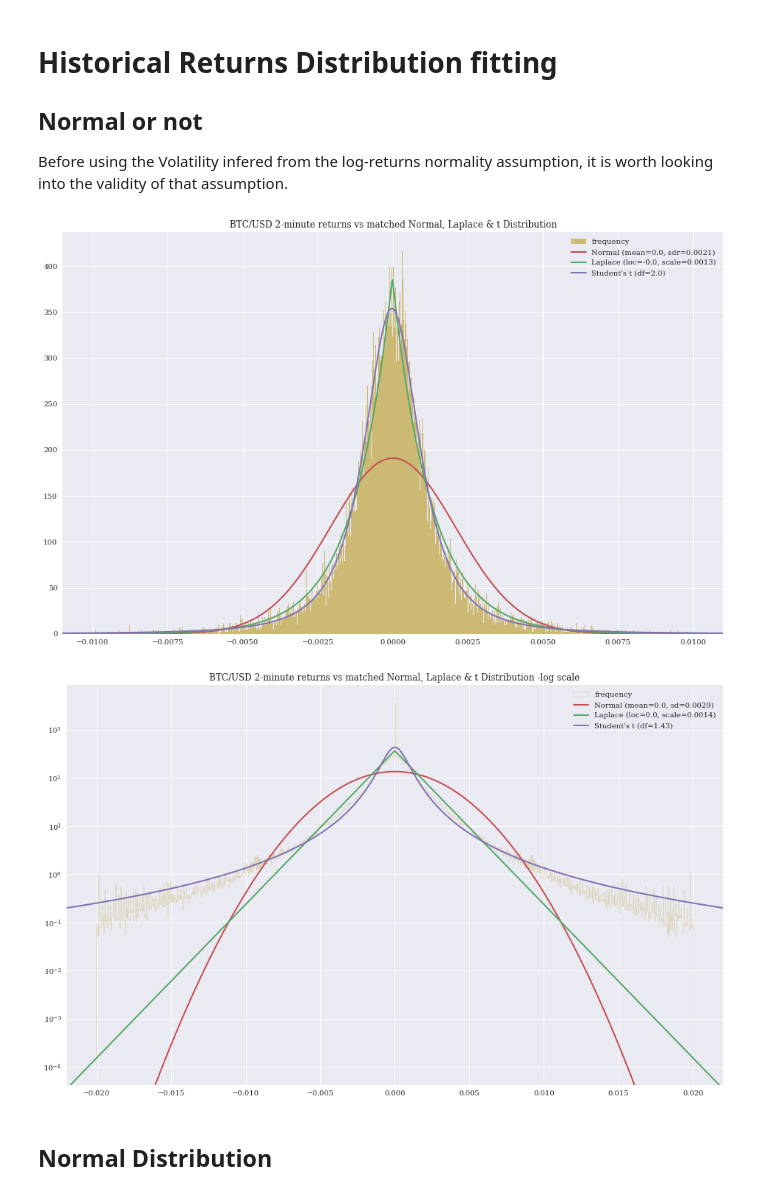
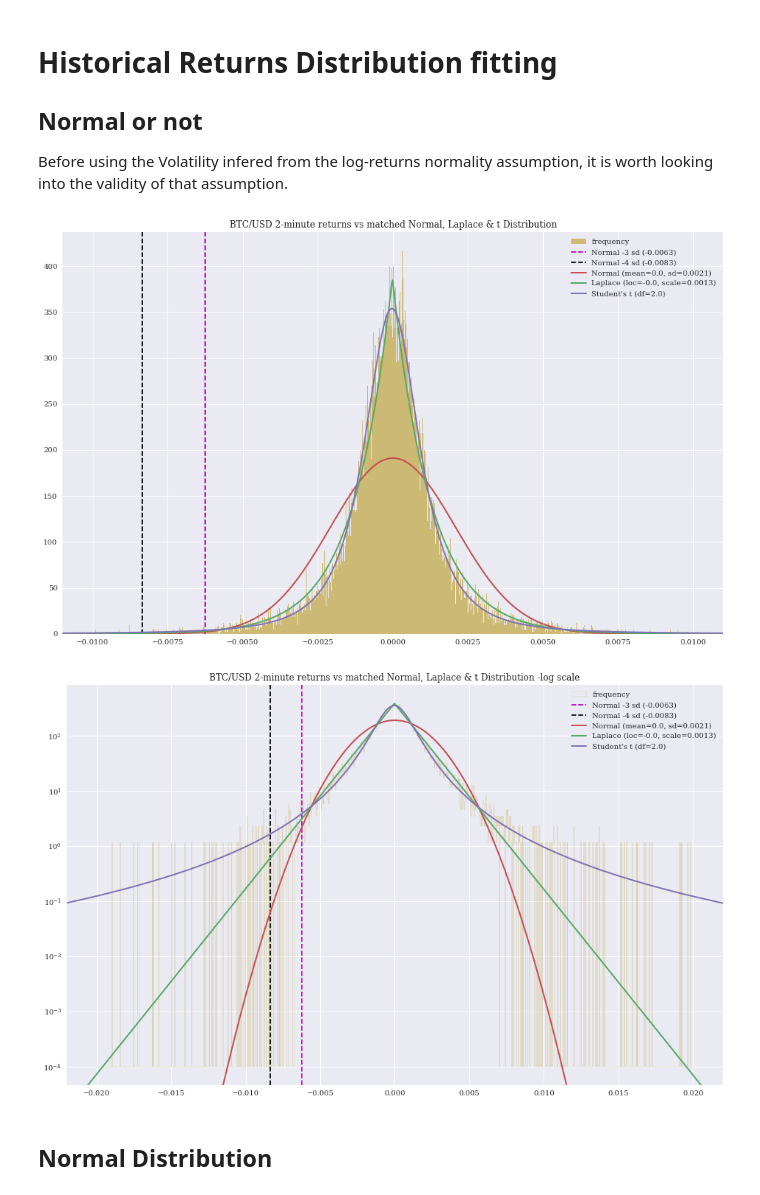
Before and after one commit to sebastienverreault/option_risk_analysis2, a Jupyter notebook: historical_returns_fit.ipynb, the cells around one changed output. Saved outputs shown, nothing was run; the diff lists cells and outputs as text; code cells hidden in the pictures.

Commit message:
chore: final graph?!

```diff
--- a/historical_returns_fit.ipynb
+++ b/historical_returns_fit.ipynb
@@ -59,13 +59,16 @@ std = ret_2min.std()
 plt.figure(figsize=(16, 10))
 plt.title("BTC/USD 2-minute returns vs matched Normal, Laplace & t Distribution")
 plt.hist(ret_2min, color='C4', bins=1000, label='frequency', align='mid', density=True, range=[-0.01,0.01]);
+# plt.axvline(mean + 4 * std, color='k', label='Normal +4 sd', linestyle='--')
+plt.axvline(mean - 3 * std, color='m', label=f'Normal -3 sd ({(mean - 3 * std).round(4)})', linestyle='--')
+plt.axvline(mean - 4 * std, color='k', label=f'Normal -4 sd ({(mean - 4 * std).round(4)})', linestyle='--')
 
 #  Plot the Normal PDF.
 m,s = norm.fit(ret_2min)
 xmin, xmax = plt.xlim()
 x = np.linspace(xmin, xmax, 1000)
 p = norm.pdf(x, m, s)
-plt.plot(x, p, color='C2', linewidth=2, scalex=False, scaley=False, label=f"Normal (mean={m.round(4)}, sdr={s.round(4)})")
+plt.plot(x, p, color='C2', linewidth=2, scalex=False, scaley=False, label=f"Normal (mean={m.round(4)}, sd={s.round(4)})")
 
 #  Plot the Laplace PDF.
 loc,scale = laplace.fit(ret_2min)
@@ -80,41 +83,45 @@ plt.plot(x, t, color='C3', linewidth=2, scalex=False, scaley=False, label=f"Stud
 plt.legend(loc="best");
 plt.show()
 # %% [output]
-[figure, old version]
+[figure, new version]
 # %%
 
 # nb_2min_in_30d = 30*24*60/2 # = 21600
-# ret_2min = btcusd_1min['ret_2min'][-21600:]
-ret_2min = btcusd_1min['ret_2min'][2:]
+ret_2min = btcusd_1min['ret_2min'][-21600:]
+# ret_2min = btcusd_1min['ret_2min'][2:]
 
 mean = ret_2min.mean()
 std = ret_2min.std()
 
 plt.figure(figsize=(16, 10))
 plt.title("BTC/USD 2-minute returns vs matched Normal, Laplace & t Distribution -log scale")
 plt.hist(ret_2min, color='C4', bins=1000, label='frequency', align='mid', density=True, range=[-0.02,0.02], log=True, bottom=0.0001, histtype='step');
+# plt.hist(ret_2min, color='darkgrey', bins=1000, label='frequency', align='mid', density=True, range=[-0.02,0.02], log=True, bottom=0.0001, histtype='step');
+# plt.axvline(mean + 4 * std, color='k', label='Normal +4 sd', linestyle='--')
+plt.axvline(mean - 3 * std, color='m', label=f'Normal -3 sd ({(mean - 3 * std).round(4)})', linestyle='--')
+plt.axvline(mean - 4 * std, color='k', label=f'Normal -4 sd ({(mean - 4 * std).round(4)})', linestyle='--')
 
 #  Plot the Normal PDF.
 m,s = norm.fit(ret_2min)
 xmin, xmax = plt.xlim()
 x = np.linspace(xmin, xmax, 1000)
 p = norm.pdf(x, m, s)
-plt.plot(x, p, color='C2', linewidth=2, scalex=False, scaley=False, label=f"Normal (mean={m.round(4)}, sdr={s.round(4)})")
+plt.plot(x, p, color='C2', linewidth=2, scalex=False, scaley=False, label=f"Normal (mean={m.round(4)}, sd={s.round(4)})")
 
 #  Plot the Laplace PDF.
 loc,scale = laplace.fit(ret_2min)
 l = laplace.pdf(x, loc, scale)
 plt.plot(x, l, color='C1', linewidth=2, scalex=False, scaley=False, label=f"Laplace (loc={loc.round(4)}, scale={scale.round(4)})")
 
 #  Plot the student-t PDF.
 df, tloc, tscale = student_t.fit(ret_2min)
 t = student_t.pdf(x, df, tloc, tscale)
 plt.plot(x, t, color='C3', linewidth=2, scalex=False, scaley=False, label=f"Student's t (df={df.round(2)})")
 
 plt.legend(loc='best');
 plt.show()
 # %% [output]
-[figure, old version]
+[figure, new version]
 # %% [markdown]
 ## Normal Distribution
 # %% [markdown]
```
